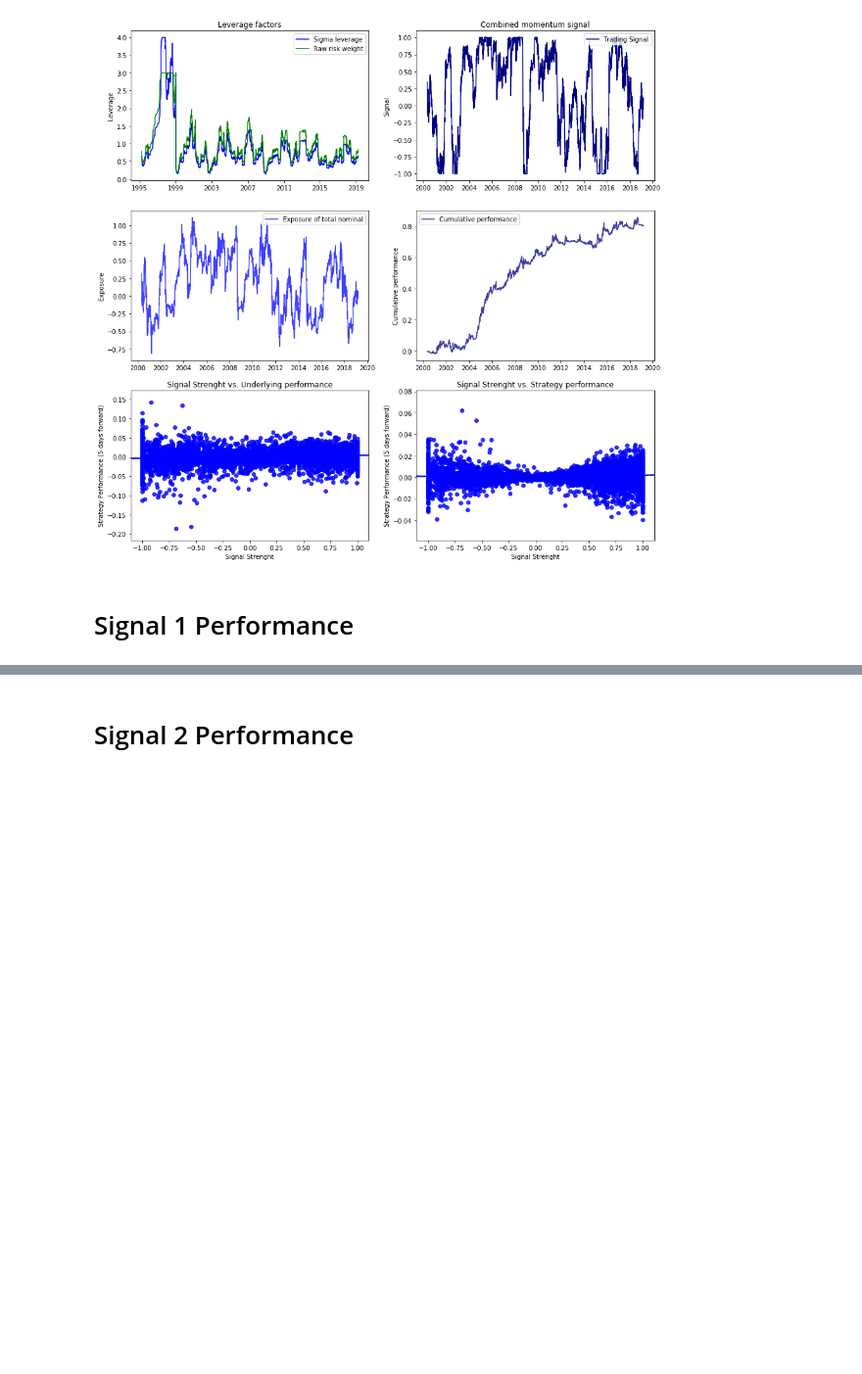
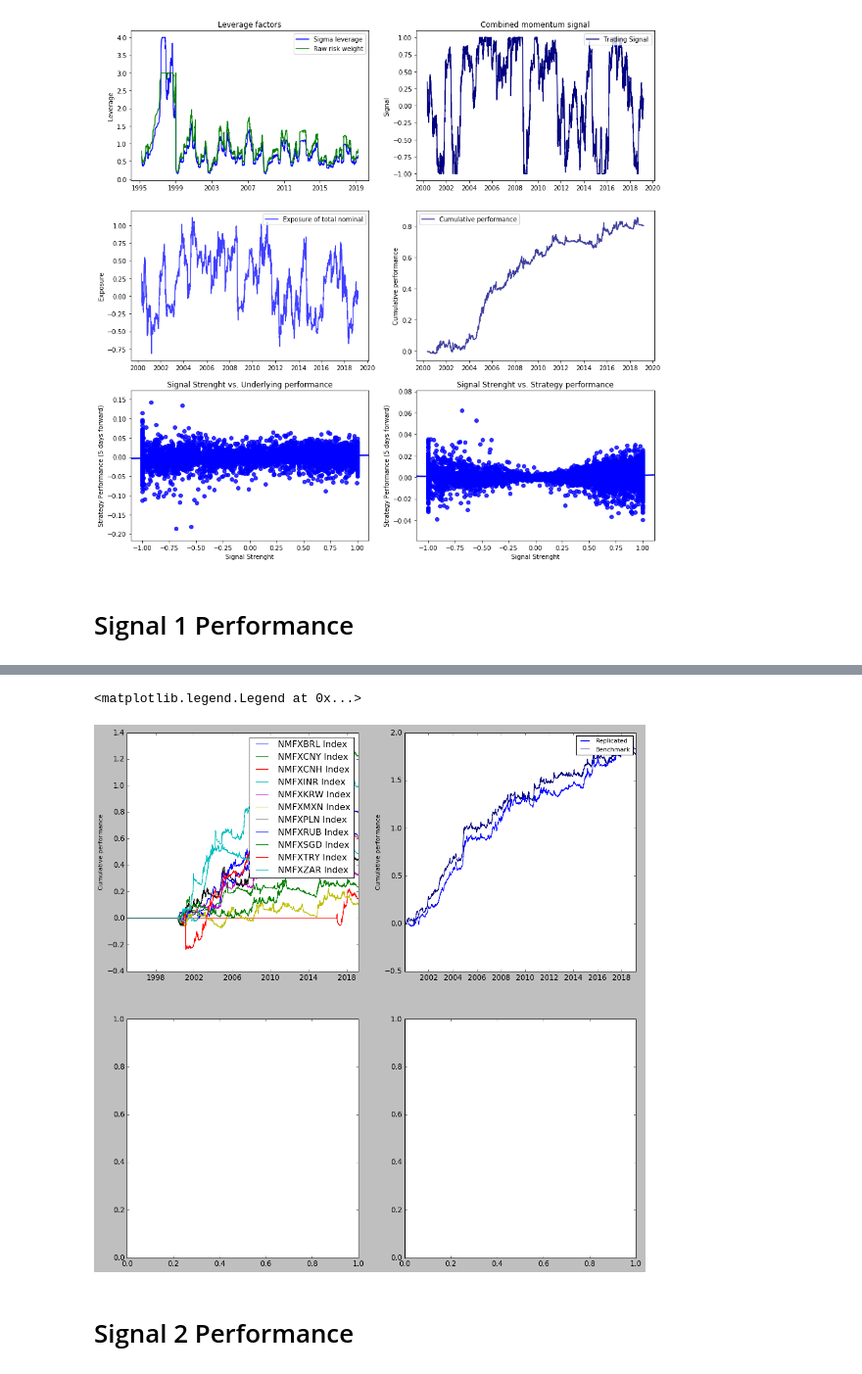
Before and after one commit to jshellen/CTA-strategies, a Jupyter notebook: em_mom_backtest.ipynb, the cells around one changed output, grey strips where cells are left out. Shown at 98% size. Cells and saved outputs as stored; diff of their text form; code cells hidden in the pictures; blank space fills up the shorter version.

Commit message:
added signal 1

```diff
--- a/em_mom_backtest.ipynb
+++ b/em_mom_backtest.ipynb
@@ -928,3 +897,64 @@ signal_1_performance = pd.DataFrame.from_dict(performances[tested_signal_name],o
+# %%
+# Compute strategy returns using Signal 1
+symbol      = 'NMFXBRL Index'
+signal_name = "Signal_1"
+
+strategy_returns = {}
+for symbol in symbols:
+
+    # Volatility leverage
+    sigma_leverage = sigma_ratios_and_caps[symbol].min(axis=1)
+
+    # Raw risk weight leverage
+    risk_weight_leverage = rw_sigma_ratios_and_caps[symbol].min(axis=1)
+
+    # Total leverage
+    total_leverage = sigma_leverage#*risk_weight_leverage
+
+    # Raw momentum trading signal
+    signal   = momentum_signals[signal_name][symbol]
+
+    # Exposure
+    exposure = total_leverage*signal
+
+    # Strategy returns
+    start_returns  = ret[symbol]*exposure.shift(1)
+
+    strategy_returns.update({symbol:start_returns.copy()})
+
+# Concatenate data into pandas DataFrame
+df = pd.DataFrame.from_dict(strategy_returns, orient = 'columns').fillna(0.0)
+
+
+
+start_date = datetime(2000,1,1)
+
+f,ax = plt.subplots(2,2, figsize=(15,15))
+
+for symbol in symbols:
+    ax[0, 0].plot(df.index,df[symbol].cumsum(), label = symbol)
+ax[0, 0].legend()
+ax[0, 0].set_ylabel('Cumulative performance', fontsize=10)
+
+# We need to scale the volatility to be equal for both indices
+y_2 = benchmark_data['NMEMMOMU Index'].pct_change(1).loc[start_date:]
+y_1 = df.mean(axis=1).loc[start_date:]
+y_1_scaled = (y_2.std()/y_1.std())*y_1
+
+# Replicated strategy
+ax[0, 1].plot(y_1_scaled.cumsum()  ,
+              color = 'blue'       ,
+              label =  'Replicated')
+
+# Benchmark index
+ax[0, 1].plot(y_2.cumsum()        ,
+              color = 'navy'      ,
+              label =  'Benchmark')
+ax[0, 1].set_ylabel('Cumulative performance', fontsize=10)
+ax[0, 1].legend(fontsize=10)
+# %% [output]
+<matplotlib.legend.Legend at 0x...>
+[figure, added]
 # %% [markdown]
 # Signal 2 Performance
 # %%
```
Also changed, not shown: parts of 7 cells of this notebook.
